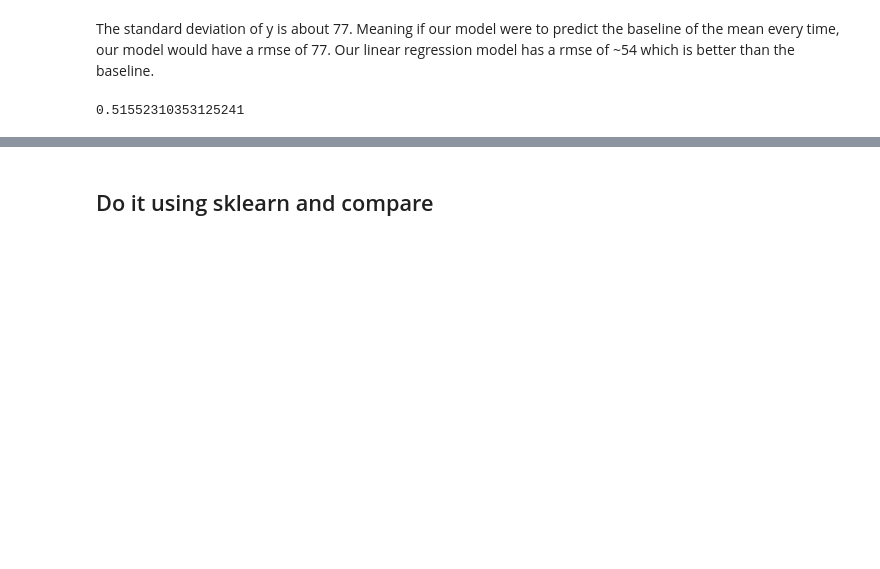
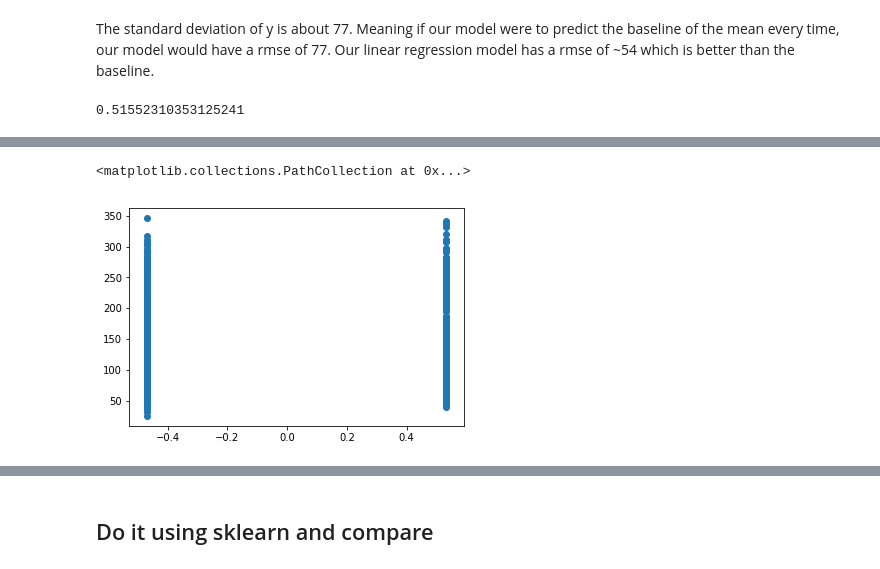
Before and after one commit to nieoh/ml_eng_playground, a Jupyter notebook: LinearRegression.ipynb, the cells around one changed output, grey strips where cells are left out. Cells and saved outputs as stored; diff of their text form; code cells hidden in the pictures; blank space fills up the shorter version.

```diff
--- a/LinearRegression.ipynb
+++ b/LinearRegression.ipynb
@@ -208,0 +224,5 @@ R_sq
+# %%
+plt.scatter(X[:, 1], y)
+# %% [output]
+<matplotlib.collections.PathCollection at 0x...>
+[figure, added]
```
Also changed, not shown: parts of 8 cells of this notebook.
